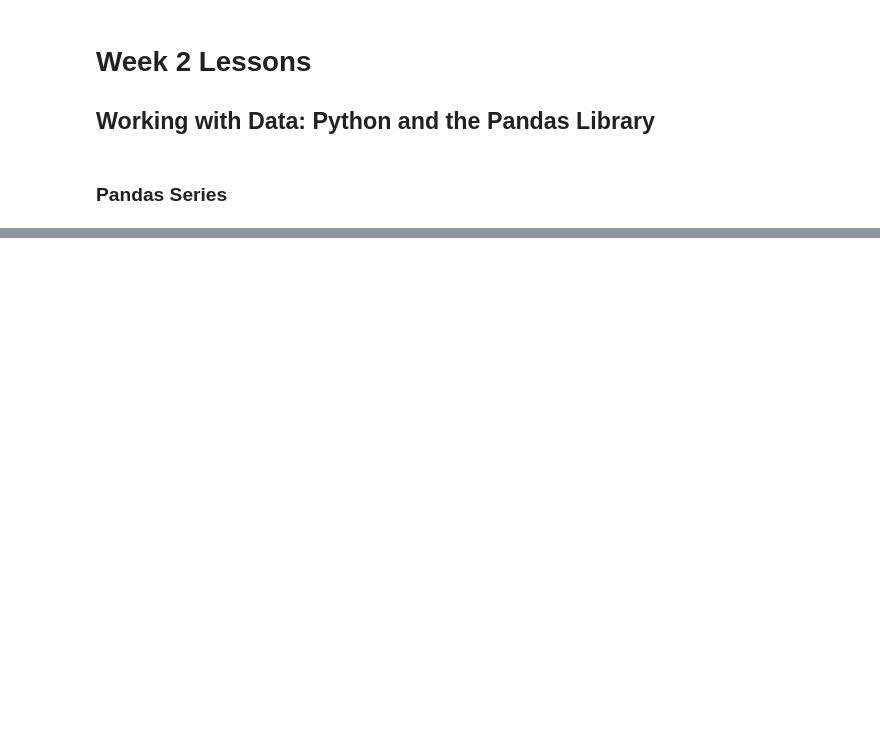
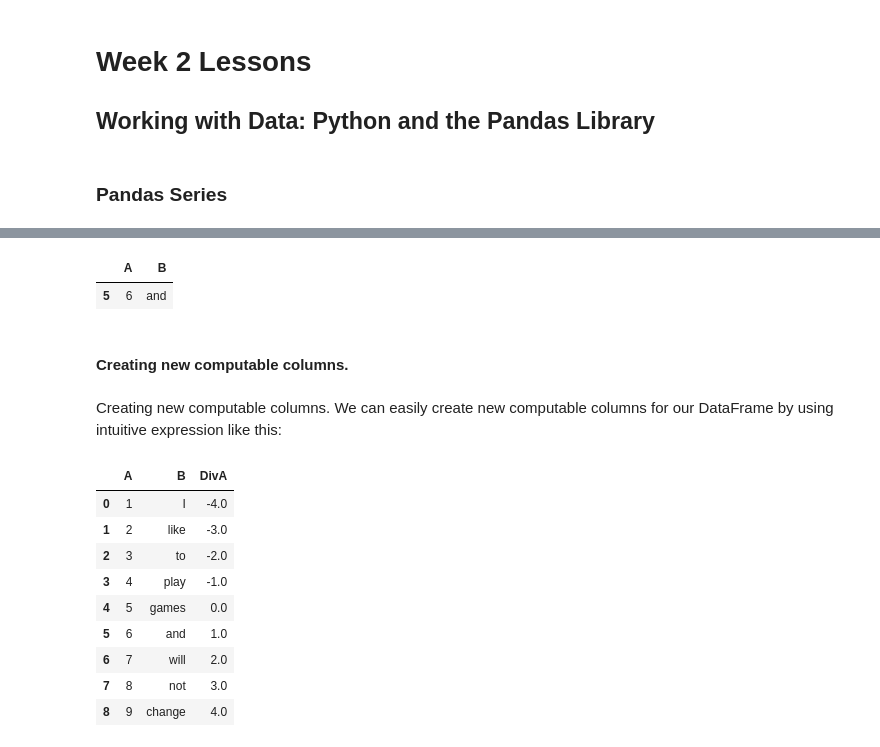
Before and after one commit to khalidassalafy/ArewaDS-Machine-Learning-Assignments, a Jupyter notebook: Week_02/lessons_week_02.ipynb, the cells around one changed output, grey strips where cells are left out. Cells and saved outputs as stored; diff of their text form; code cells hidden in the pictures; blank space fills up the shorter version.

```diff
--- a/Week_02/lessons_week_02.ipynb
+++ b/Week_02/lessons_week_02.ipynb
@@ -33,0 +140,23 @@ ax = monthly.plot(kind='bar')
+# %%
+(df[(df['A']>5) & (df['A']<7)])
+# %% [output]
+|  | A | B |
+| 5 | 6 | and |
+# %% [markdown]
+#### Creating new computable columns.
+# %% [markdown]
+ Creating new computable columns. We can easily create new computable columns for our DataFrame by using intuitive expression like this:
+# %%
+df['DivA'] = df['A']-df['A'].mean()
+df
+# %% [output]
+|  | A | B | DivA |
+| 0 | 1 | I | -4.0 |
+| 1 | 2 | like | -3.0 |
+| 2 | 3 | to | -2.0 |
+| 3 | 4 | play | -1.0 |
+| 4 | 5 | games | 0.0 |
+| 5 | 6 | and | 1.0 |
+| 6 | 7 | will | 2.0 |
+| 7 | 8 | not | 3.0 |
+| 8 | 9 | change | 4.0 |
```
Also changed, not shown: parts of 33 cells of this notebook.
